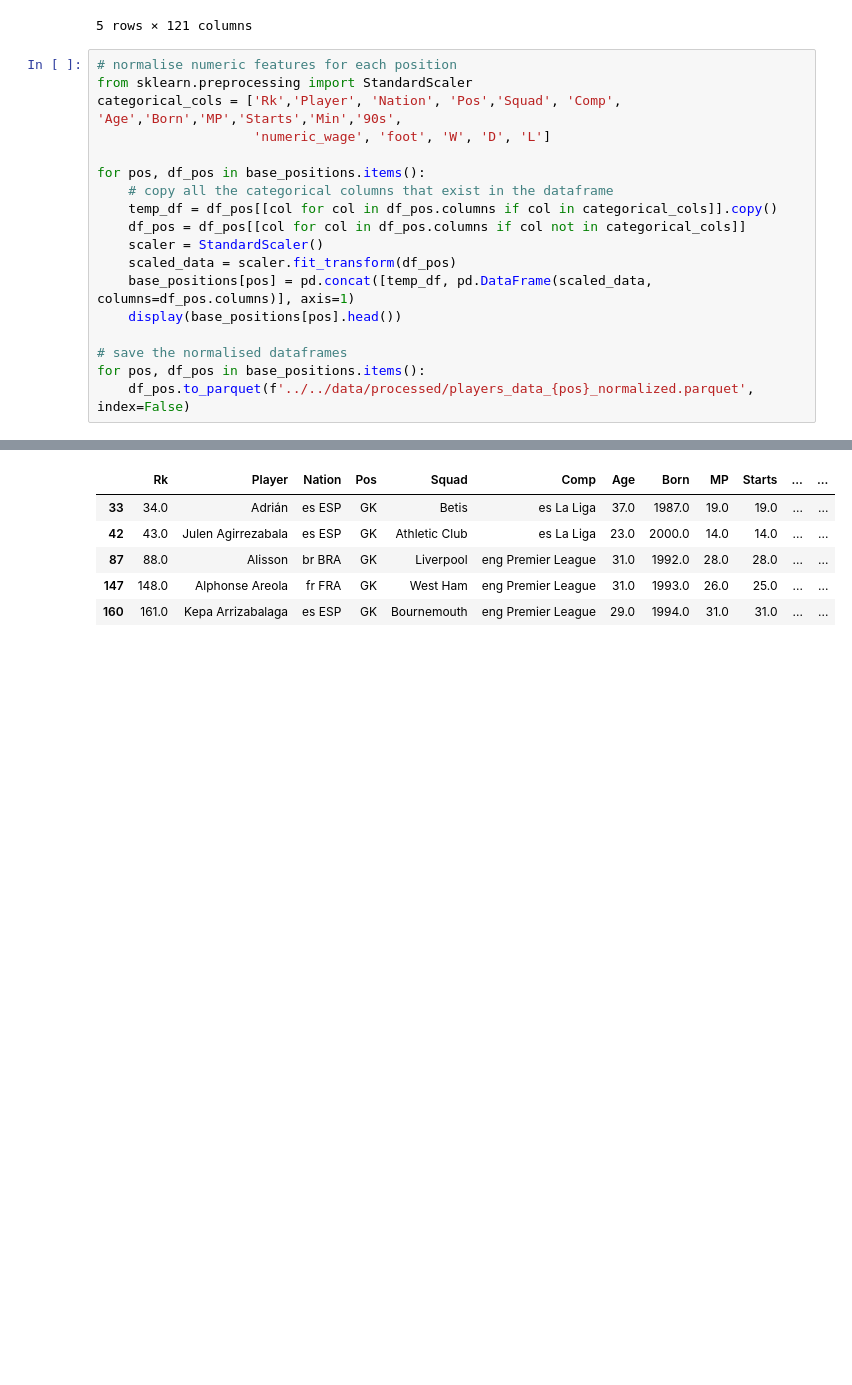
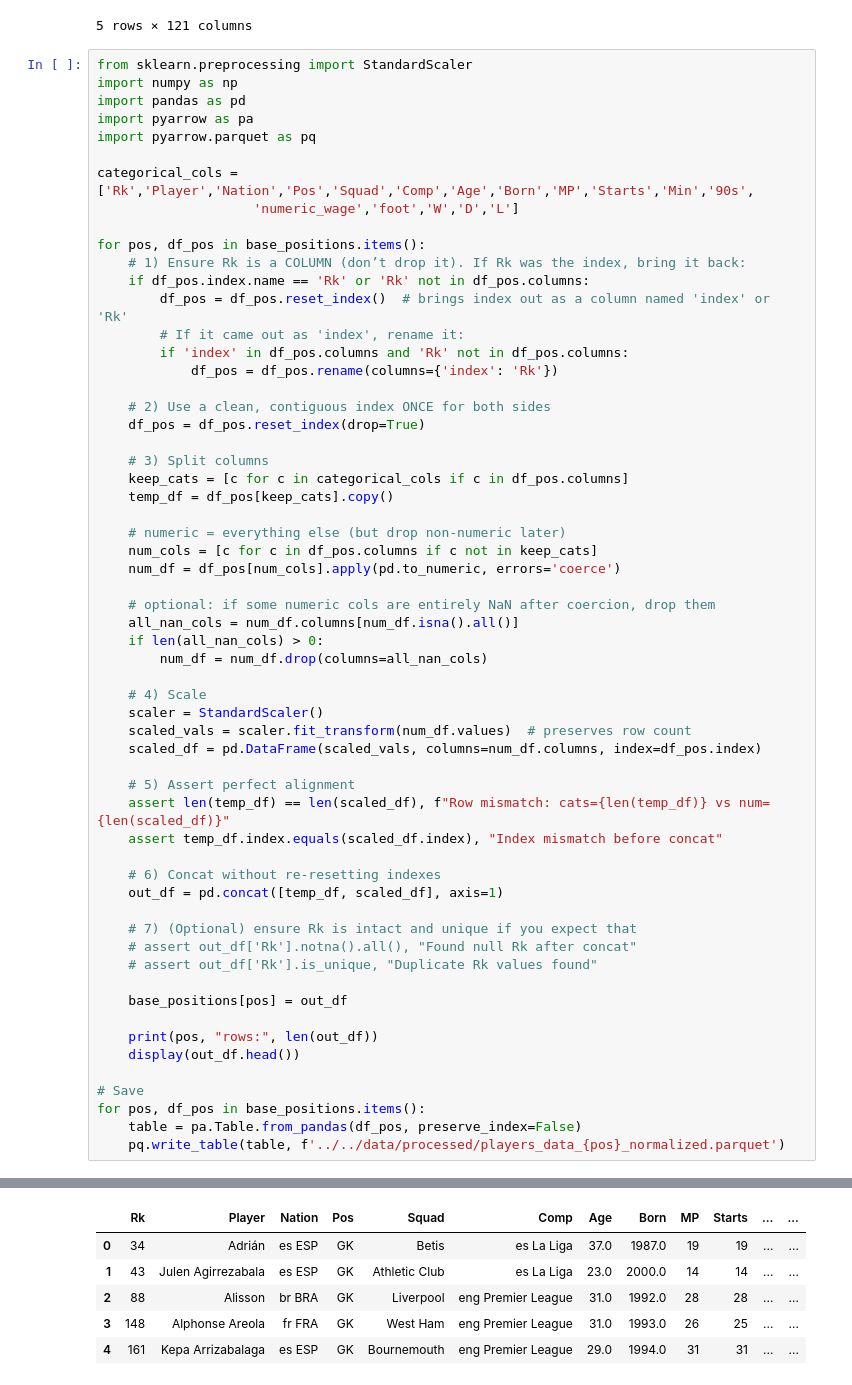
Before and after one commit to HaneefT/Transfer-Oracle, a Jupyter notebook: src/data_preprocessing/features.ipynb, the cells around one changed output, grey strips where cells are left out. Cells and saved outputs as stored; diff of their text form; blank space fills up the shorter version.

```diff
--- a/src/data_preprocessing/features.ipynb
+++ b/src/data_preprocessing/features.ipynb
@@ -23,21 +25,62 @@ df_df.head()
 | 16 | 17 | Abdel Abqar | ma MAR | DF | Alavés | es La Liga | 25.0 | 1999.0 | 29 | 29 | ... | ... |
 5 rows × 121 columns
 # %%
-# normalise numeric features for each position
 from sklearn.preprocessing import StandardScaler
-categorical_cols = ['Rk','Player', 'Nation', 'Pos','Squad', 'Comp', 'Age','Born','MP','Starts','Min','90s',
-                    'numeric_wage', 'foot', 'W', 'D', 'L']
+import numpy as np
+import pandas as pd
+import pyarrow as pa
+import pyarrow.parquet as pq
+
+categorical_cols = ['Rk','Player','Nation','Pos','Squad','Comp','Age','Born','MP','Starts','Min','90s',
+                    'numeric_wage','foot','W','D','L']
 
 for pos, df_pos in base_positions.items():
-    # copy all the categorical columns that exist in the dataframe
-    temp_df = df_pos[[col for col in df_pos.columns if col in categorical_cols]].copy()
-    df_pos = df_pos[[col for col in df_pos.columns if col not in categorical_cols]]
+    # 1) Ensure Rk is a COLUMN (don’t drop it). If Rk was the index, bring it back:
+    if df_pos.index.name == 'Rk' or 'Rk' not in df_pos.columns:
+        df_pos = df_pos.reset_index()  # brings index out as a column named 'index' or 'Rk'
+        # If it came out as 'index', rename it:
+        if 'index' in df_pos.columns and 'Rk' not in df_pos.columns:
+            df_pos = df_pos.rename(columns={'index': 'Rk'})
+
+    # 2) Use a clean, contiguous index ONCE for both sides
+    df_pos = df_pos.reset_index(drop=True)
+
+    # 3) Split columns
+    keep_cats = [c for c in categorical_cols if c in df_pos.columns]
+    temp_df = df_pos[keep_cats].copy()
+
+    # numeric = everything else (but drop non-numeric later)
+    num_cols = [c for c in df_pos.columns if c not in keep_cats]
+    num_df = df_pos[num_cols].apply(pd.to_numeric, errors='coerce')
+
+    # optional: if some numeric cols are entirely NaN after coercion, drop them
+    all_nan_cols = num_df.columns[num_df.isna().all()]
+    if len(all_nan_cols) > 0:
+        num_df = num_df.drop(columns=all_nan_cols)
+
+    # 4) Scale
     scaler = StandardScaler()
-    scaled_data = scaler.fit_transform(df_pos)
-    base_positions[pos] = pd.concat([temp_df, pd.DataFrame(scaled_data, columns=df_pos.columns)], axis=1)
-    display(base_positions[pos].head())
+    scaled_vals = scaler.fit_transform(num_df.values)  # preserves row count
+    scaled_df = pd.DataFrame(scaled_vals, columns=num_df.columns, index=df_pos.index)
 
-# save the normalised dataframes
+    # 5) Assert perfect alignment
+    assert len(temp_df) == len(scaled_df), f"Row mismatch: cats={len(temp_df)} vs num={len(scaled_df)}"
+    assert temp_df.index.equals(scaled_df.index), "Index mismatch before concat"
+
+    # 6) Concat without re-resetting indexes
+    out_df = pd.concat([temp_df, scaled_df], axis=1)
+
+    # 7) (Optional) ensure Rk is intact and unique if you expect that
+    # assert out_df['Rk'].notna().all(), "Found null Rk after concat"
+    # assert out_df['Rk'].is_unique, "Duplicate Rk values found"
+
+    base_positions[pos] = out_df
+
+    print(pos, "rows:", len(out_df))
+    display(out_df.head())
+
+# Save
 for pos, df_pos in base_positions.items():
-    df_pos.to_parquet(f'../../data/processed/players_data_{pos}_normalized.parquet', index=False)
+    table = pa.Table.from_pandas(df_pos, preserve_index=False)
+    pq.write_table(table, f'../../data/processed/players_data_{pos}_normalized.parquet')
 # %% [output]
@@ -44,6 +88,6 @@ for pos, df_pos in base_positions.items():
 |  | Rk | Player | Nation | Pos | Squad | Comp | Age | Born | MP | Starts | ... | ... |
-| 33 | 34.0 | Adrián | es ESP | GK | Betis | es La Liga | 37.0 | 1987.0 | 19.0 | 19.0 | ... | ... |
-| 42 | 43.0 | Julen Agirrezabala | es ESP | GK | Athletic Club | es La Liga | 23.0 | 2000.0 | 14.0 | 14.0 | ... | ... |
-| 87 | 88.0 | Alisson | br BRA | GK | Liverpool | eng Premier League | 31.0 | 1992.0 | 28.0 | 28.0 | ... | ... |
-| 147 | 148.0 | Alphonse Areola | fr FRA | GK | West Ham | eng Premier League | 31.0 | 1993.0 | 26.0 | 25.0 | ... | ... |
-| 160 | 161.0 | Kepa Arrizabalaga | es ESP | GK | Bournemouth | eng Premier League | 29.0 | 1994.0 | 31.0 | 31.0 | ... | ... |
+| 0 | 34 | Adrián | es ESP | GK | Betis | es La Liga | 37.0 | 1987.0 | 19 | 19 | ... | ... |
+| 1 | 43 | Julen Agirrezabala | es ESP | GK | Athletic Club | es La Liga | 23.0 | 2000.0 | 14 | 14 | ... | ... |
+| 2 | 88 | Alisson | br BRA | GK | Liverpool | eng Premier League | 31.0 | 1992.0 | 28 | 28 | ... | ... |
+| 3 | 148 | Alphonse Areola | fr FRA | GK | West Ham | eng Premier League | 31.0 | 1993.0 | 26 | 25 | ... | ... |
+| 4 | 161 | Kepa Arrizabalaga | es ESP | GK | Bournemouth | eng Premier League | 29.0 | 1994.0 | 31 | 31 | ... | ... |
```
Also changed, not shown: parts of 2 cells of this notebook, 4 other files.
